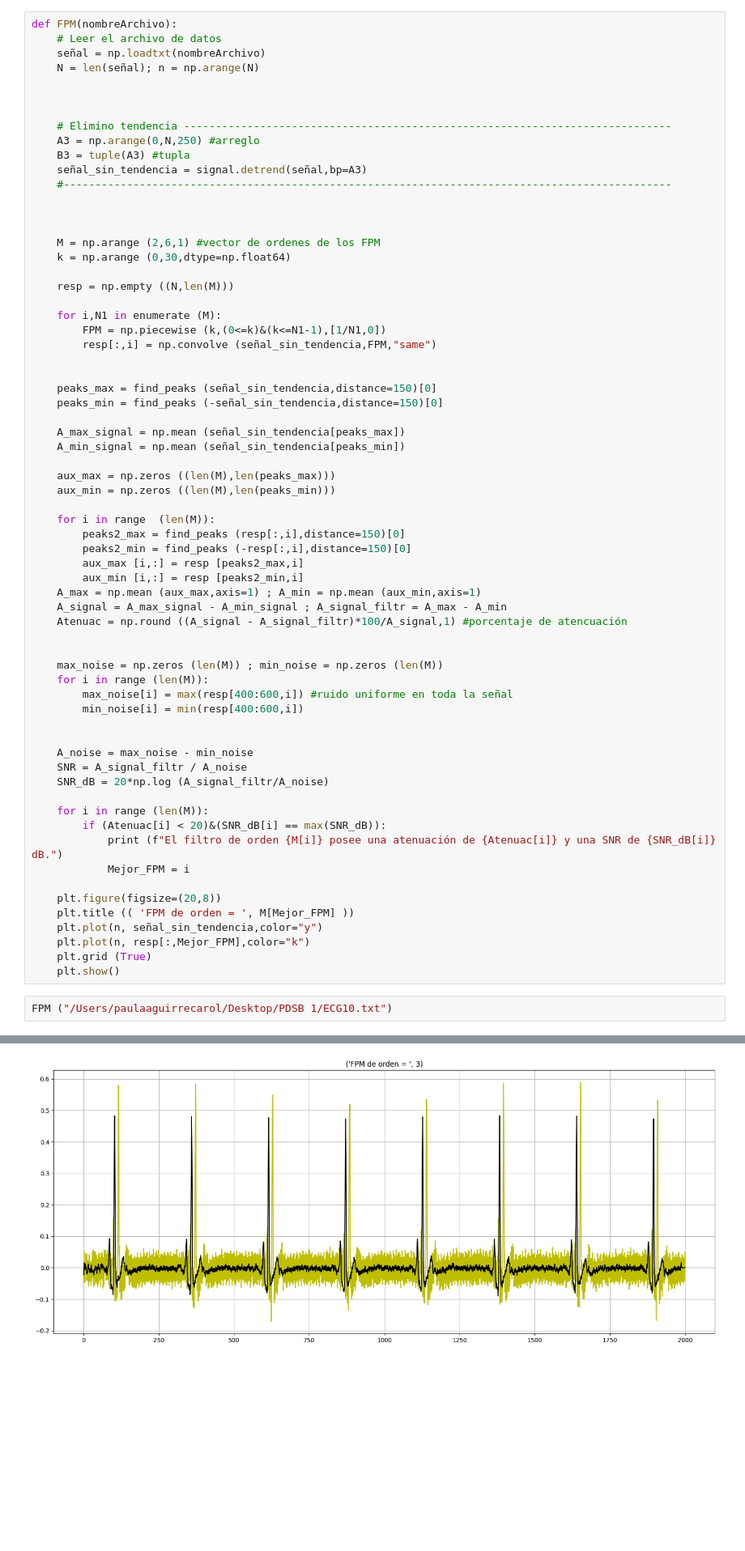
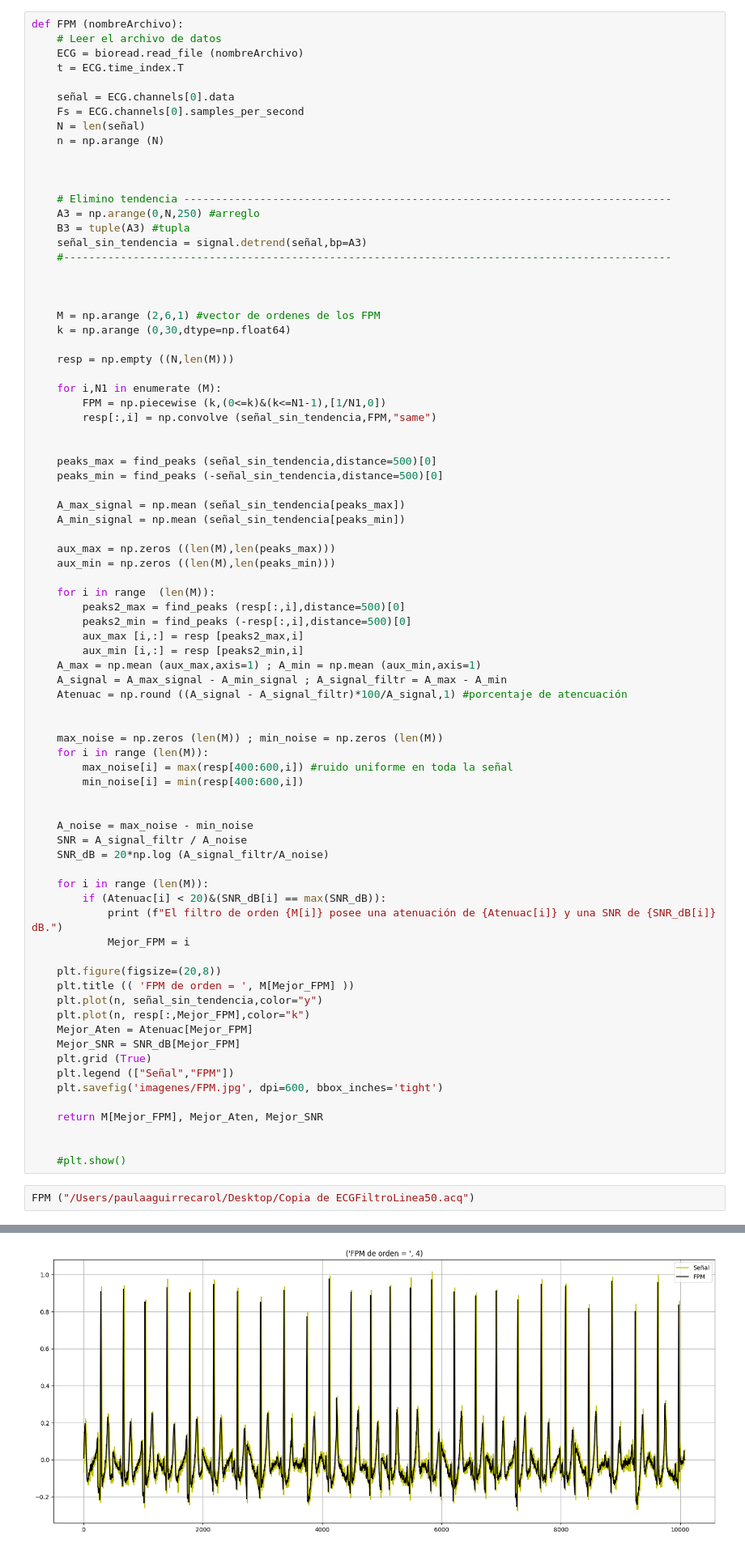
Before and after one commit to pauaguirrecarol/Proyecto-Final, a Jupyter notebook: funciones/FPM.ipynb, the cells around one changed output, grey strips where cells are left out. Shown: that part at 81% size. Cells and saved outputs as stored; diff of their text form; blank space fills up the shorter version.

```diff
--- a/funciones/FPM.ipynb
+++ b/funciones/FPM.ipynb
@@ -8,10 +8,15 @@ from scipy.fft import fft, fftfreq
 from scipy import signal
 from scipy.signal import find_peaks
 # %%
-def FPM(nombreArchivo):
+def FPM (nombreArchivo):
     # Leer el archivo de datos
-    señal = np.loadtxt(nombreArchivo)
-    N = len(señal); n = np.arange(N)
+    ECG = bioread.read_file (nombreArchivo)
+    t = ECG.time_index.T
+
+    señal = ECG.channels[0].data
+    Fs = ECG.channels[0].samples_per_second
+    N = len(señal)
+    n = np.arange (N)
 
 
 
@@ -33,8 +38,8 @@ def FPM(nombreArchivo):
         resp[:,i] = np.convolve (señal_sin_tendencia,FPM,"same")
 
 
-    peaks_max = find_peaks (señal_sin_tendencia,distance=150)[0]
-    peaks_min = find_peaks (-señal_sin_tendencia,distance=150)[0]
+    peaks_max = find_peaks (señal_sin_tendencia,distance=500)[0]
+    peaks_min = find_peaks (-señal_sin_tendencia,distance=500)[0]
 
     A_max_signal = np.mean (señal_sin_tendencia[peaks_max])
     A_min_signal = np.mean (señal_sin_tendencia[peaks_min])
@@ -43,8 +48,8 @@ def FPM(nombreArchivo):
     aux_min = np.zeros ((len(M),len(peaks_min)))
 
     for i in range  (len(M)):
-        peaks2_max = find_peaks (resp[:,i],distance=150)[0]
-        peaks2_min = find_peaks (-resp[:,i],distance=150)[0]
+        peaks2_max = find_peaks (resp[:,i],distance=500)[0]
+        peaks2_min = find_peaks (-resp[:,i],distance=500)[0]
         aux_max [i,:] = resp [peaks2_max,i]
         aux_min [i,:] = resp [peaks2_min,i]
     A_max = np.mean (aux_max,axis=1) ; A_min = np.mean (aux_min,axis=1)
@@ -71,8 +76,16 @@ def FPM(nombreArchivo):
     plt.title (( 'FPM de orden = ', M[Mejor_FPM] ))
     plt.plot(n, señal_sin_tendencia,color="y")
     plt.plot(n, resp[:,Mejor_FPM],color="k")
+    Mejor_Aten = Atenuac[Mejor_FPM]
+    Mejor_SNR = SNR_dB[Mejor_FPM]
     plt.grid (True)
-    plt.show()
+    plt.legend (["Señal","FPM"])
+    plt.savefig('imagenes/FPM.jpg', dpi=600, bbox_inches='tight')
+
+    return M[Mejor_FPM], Mejor_Aten, Mejor_SNR
+
+
+    #plt.show()
 # %%
-FPM ("/Users/paulaaguirrecarol/Desktop/PDSB 1/ECG10.txt")
+FPM ("/Users/paulaaguirrecarol/Desktop/Copia de ECGFiltroLinea50.acq")
 # %% [output]
@@ -80 +94 @@ El filtro de orden 3 posee una atenuación de 19.1 y una SNR de 32.5528318238128
-[figure, old version]
+[figure, new version]
```
Also changed, not shown: parts of 5 cells of this notebook, 8 other files.
